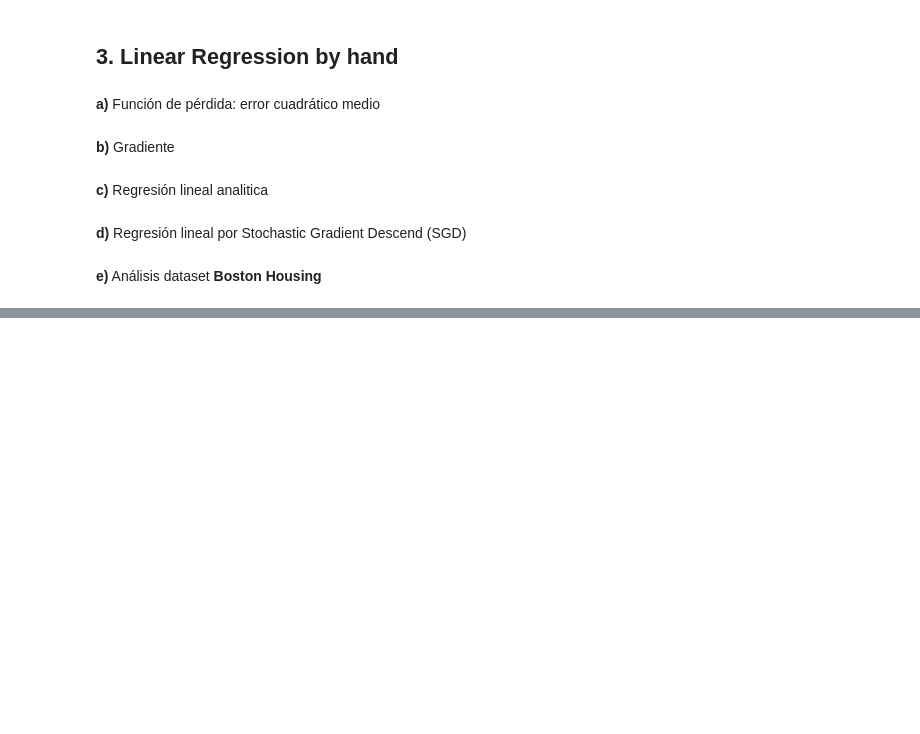
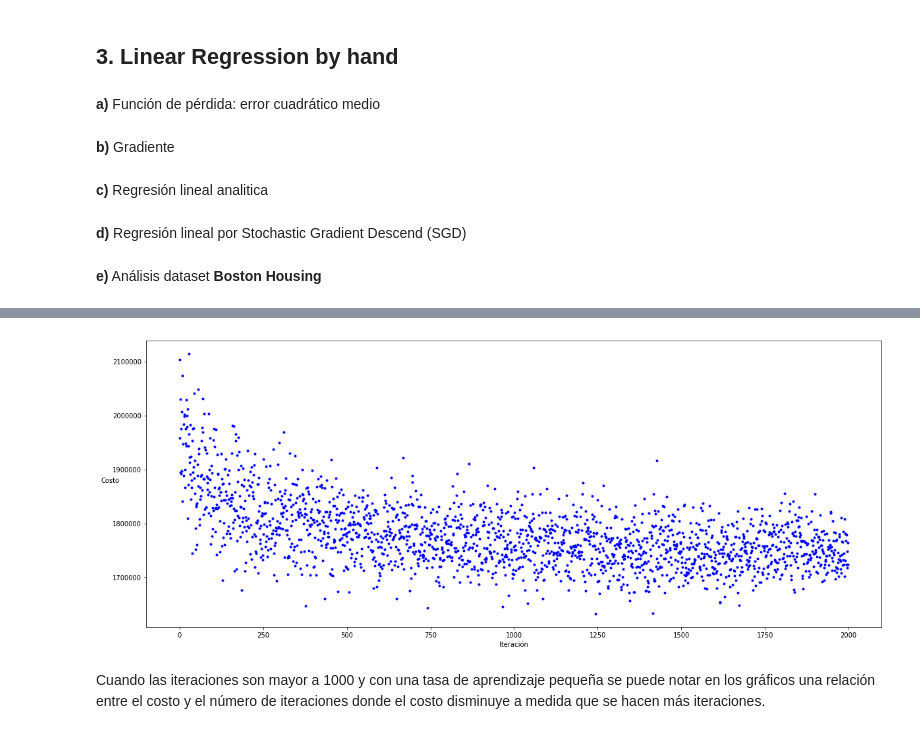
Before and after one commit to mibanez-parraguez/INF393-Tarea0, a Jupyter notebook: Tarea 0.ipynb, the cells around one changed output, grey strips where cells are left out. Drawn from its saved outputs; the diff is of its cells as text; code cells hidden in the pictures; blank space fills up the shorter version.

```diff
--- a/Tarea 0.ipynb
+++ b/Tarea 0.ipynb
@@ -244,0 +261,9 @@ _=ax.plot(range(iteraciones),costos,'b.')
+# %%
+iteraciones = 2000
+eta = 0.001
+_, costos = SGD(X_train, y_train, b0, eta, iteraciones)
+plot_SGD(iteraciones,costos)
+# %% [output]
+[figure, added]
+# %% [markdown]
+Cuando las iteraciones son mayor a 1000 y con una tasa de aprendizaje pequeña se puede notar en los gráficos una relación entre el costo y el número de iteraciones donde el costo disminuye a medida que se hacen más iteraciones.
```
Also changed, not shown: parts of 11 cells of this notebook.
